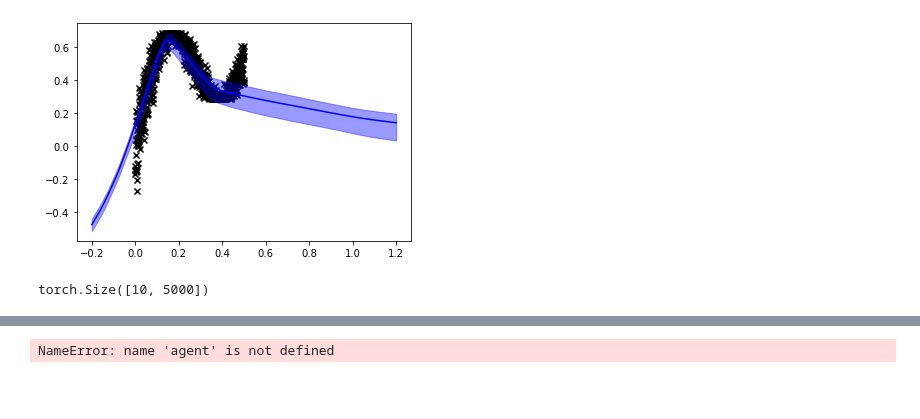
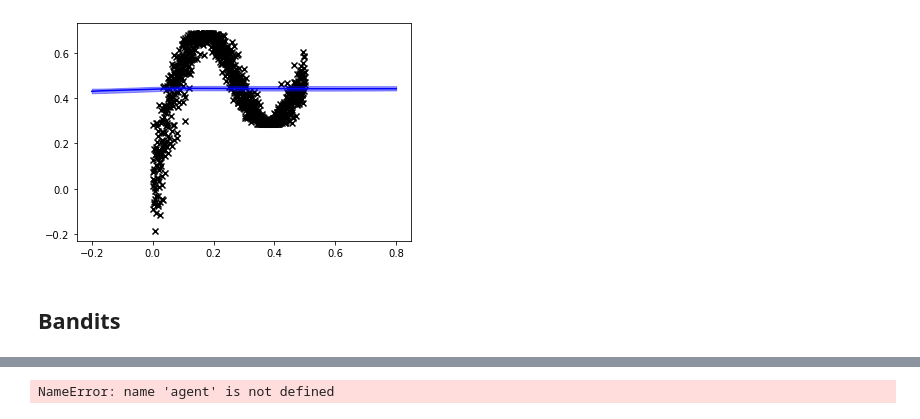
Before and after one commit to pedrofreire/bayes-by-backprop, a Jupyter notebook: Untitled.ipynb, the cells around one changed output, grey strips where cells are left out. Drawn from its saved outputs; the diff is of its cells as text; code cells hidden in the pictures; blank space fills up the shorter version.

```diff
--- a/Untitled.ipynb
+++ b/Untitled.ipynb
@@ -9,10 +11,11 @@ import  torch.nn as nn
 
 
 class Reg_DS:
-    def __init__(self):
+    def __init__(self,N=100):
         sig=0.02
-        t=torch.linspace(0,0.5,1000)
-        eps=torch.randn(1000)*sig
+
+        t=torch.linspace(0,0.5,N)
+        eps=torch.randn(N)*sig
         self.y=t+0.3*(torch.sin(2*np.pi*(t+eps))+torch.sin(4*np.pi*(t+eps)))+eps
         self.t=t
     def __len__(self):
@@ -25,9 +69,12 @@ def train(
     num_samples=5,
     batch_size=128,
     lr=1e-3,bayesian=True,BETA=1e-1,
-    hid_sz=100,num_layers=3
+    hid_sz=100,num_layers=3,N=1000,
+    rescale_kl=True,
+    log=[]
 ):
-    train_loader=torch.utils.data.DataLoader(Reg_DS(),batch_size)
+    ds=Reg_DS(N)
+    train_loader=torch.utils.data.DataLoader(ds,batch_size,shuffle=True)
     num_batches=len(train_loader)
     inp_sz = 1
     out_sz = 1
@@ -44,7 +91,6 @@ def train(
 
 
     opt = torch.optim.Adam(model.parameters(), lr=lr)
-    log=[]
     for epoch in range(epochs):
         total_loss = 0.0
         num_correct = 0
@@ -72,6 +118,7 @@ def train(
             total_loss += loss.item() / num_samples
 
 
+
             opt.step()
             opt.zero_grad()
 
@@ -79,9 +126,9 @@ def train(
         if epoch%5==0:
             #print('----------')
             print(f'epoch: {epoch}')
-            print(f'loss: {total_loss/1000}')
+            print(f'loss: {total_loss/len(ds)}')
     return model,log
-
-model,log=train(200,lr=1e-3,bayesian=True,num_samples=5,BETA=5e-2)
+log=[]
+model,log=train(200,lr=1e-3,bayesian=True,num_samples=5,BETA=1e-3,log=log)
 # %% [output]
 epoch: 0
@@ -114,26 +193,23 @@ item[1]/item[0]
 # %%
 N=5000
 NS=10
 samples=torch.zeros(NS,N)
-t=torch.linspace(-0.2,1.2,N)
+t=torch.linspace(-0.2,0.8,N)
 for i in range(NS):
     samples[i]=model(t[:,None]).reshape(-1)
 sort=torch.sort(samples,axis=0)[0].cpu().detach()
 mu,std=samples.mean(axis=0).cpu().detach(),    samples.std(axis=0).cpu().detach()
 ax=plt.subplot()
 ax.plot(t.cpu(),mu,c='b')
+ds=Reg_DS(1000)
 plt.scatter(ds.t.cpu(),ds.y.cpu(),marker='x',color='k')
 
 ax.fill_between(t.cpu(),sort[0],sort[9],color='b',alpha=0.4)
-ds=Reg_DS()
+
 plt.show()
 
 #y=t+0.3*(torch.sin(2*np.pi*(t))+torch.sin(4*np.pi*(t)))
 
 #plt.plot(y.cpu())
 # %% [output]
-[figure, old version]
+[figure, new version]
-# %%
-samples.shape
-# %% [output]
-torch.Size([10, 5000])
@@ -145 +216,3 @@ x=pd.get_dummies(df.iloc[:,1:]).values
+# %% [markdown]
+## Bandits
 # %%
```
Also changed, not shown: parts of 11 cells of this notebook.
